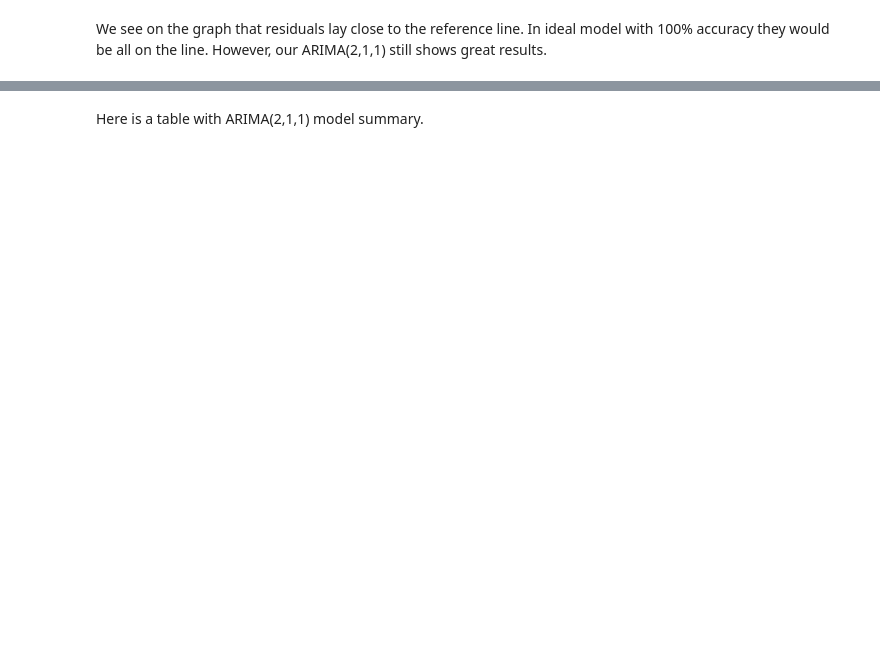
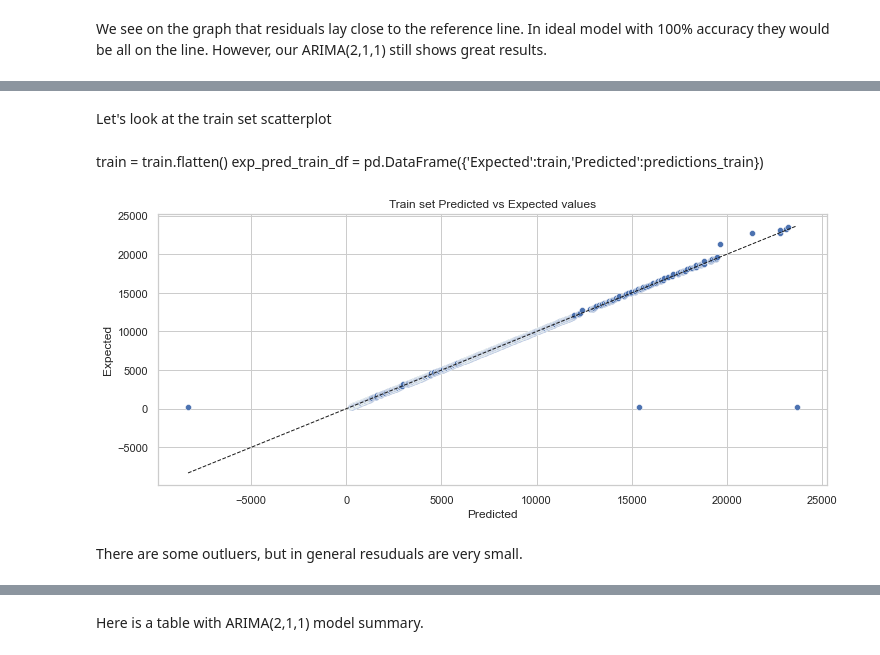
Before and after one commit to igorverevkin1992/Predicting-Bitcoin-Price, a Jupyter notebook: PTDD/PTDD_Working.ipynb, the cells around one changed output, grey strips where cells are left out. Drawn from its saved outputs; the diff is of its cells as text; code cells hidden in the pictures; blank space fills up the shorter version.

```diff
--- a/PTDD/PTDD_Working.ipynb
+++ b/PTDD/PTDD_Working.ipynb
@@ -273,0 +303,13 @@ We see on the graph that residuals lay close to the reference line. In ideal mod
+# %% [markdown]
+Let's look at the train set scatterplot
+# %% [markdown]
+train = train.flatten()
+exp_pred_train_df = pd.DataFrame({'Expected':train,'Predicted':predictions_train})
+# %%
+grid = sns.scatterplot(x='Predicted', y='Expected', data=exp_pred_train_df)
+plt.title('Train set Predicted vs Expected values')
+plot_unity(exp_pred_train_df['Predicted'], exp_pred_train_df['Expected'])
+# %% [output]
+[figure, added]
+# %% [markdown]
+There are some outluers, but in general resuduals are very small.
```
Also changed, not shown: parts of 26 cells of this notebook.
